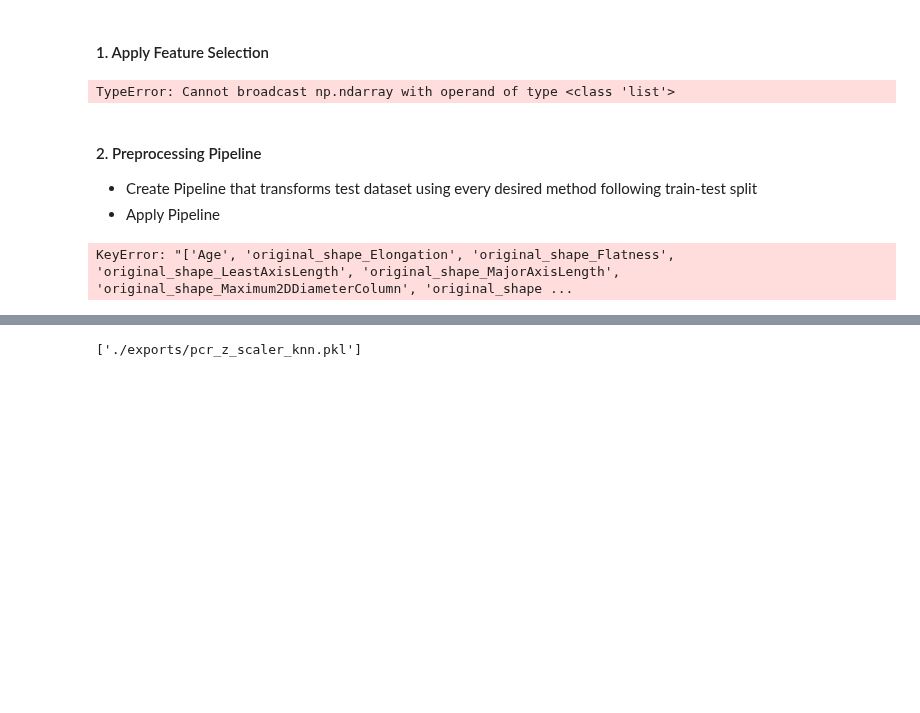
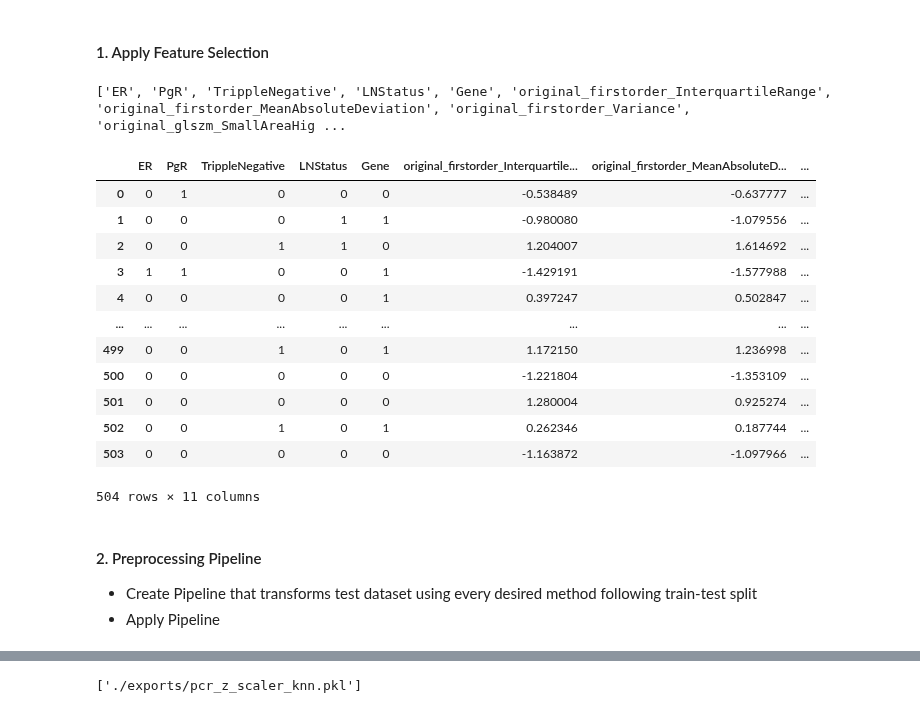
Before and after one commit to glacial-drm/Supervised-Learners, a Jupyter notebook: CW2/pcr-classification.ipynb, the cells around one changed output, grey strips where cells are left out. Cells and saved outputs as stored; diff of their text form; code cells hidden in the pictures; blank space fills up the shorter version.

```diff
--- a/CW2/pcr-classification.ipynb
+++ b/CW2/pcr-classification.ipynb
@@ -1393,15 +1364,38 @@ Steps:
 # %%
 rfe_f = cols_rfe.tolist() # recursive fe
 anova_f = anova_scores.head(n_features_to_select)['Feature']
 rf_f = importances.nlargest(n_features_to_select).index.to_list() # random forest
 lasso_f = lasso_coefs.nlargest(n_features_to_select).index.to_list() # lasso
 
-X_train = X_train[lasso_f]
-X_test = X_test[lasso_f]
+# (for cross validation) lasso_f > rfe_f > anova_f > rf_f
+feature_sel = rfe_f
+
+constant_f = ['Gene', 'HER2', 'ER']
+for f in constant_f:
+    if f not in feature_sel: feature_sel.append(f)
+
+print(feature_sel)
+X_train = X_train[feature_sel]
+# X_test = X_test[feature_sel]
+
+# NOT feature selection on TESTING DATA AT THE SAME TIME DUMASS
+    # apply to train here, then do so to test at the same point in that process
+X_train
+# %% [output]
+['ER', 'PgR', 'TrippleNegative', 'LNStatus', 'Gene', 'original_firstorder_InterquartileRange', 'original_firstorder_MeanAbsoluteDeviation', 'original_firstorder_Variance', 'original_glszm_SmallAreaHig ...
+|  | ER | PgR | TrippleNegative | LNStatus | Gene | original_firstorder_Interquartile... | original_firstorder_MeanAbsoluteD... | ... |
+| 0 | 0 | 1 | 0 | 0 | 0 | -0.538489 | -0.637777 | ... |
+| 1 | 0 | 0 | 0 | 1 | 1 | -0.980080 | -1.079556 | ... |
+| 2 | 0 | 0 | 1 | 1 | 0 | 1.204007 | 1.614692 | ... |
+| 3 | 1 | 1 | 0 | 0 | 1 | -1.429191 | -1.577988 | ... |
+| 4 | 0 | 0 | 0 | 0 | 1 | 0.397247 | 0.502847 | ... |
+| ... | ... | ... | ... | ... | ... | ... | ... | ... |
+| 499 | 0 | 0 | 1 | 0 | 1 | 1.172150 | 1.236998 | ... |
+| 500 | 0 | 0 | 0 | 0 | 0 | -1.221804 | -1.353109 | ... |
+| 501 | 0 | 0 | 0 | 0 | 0 | 1.280004 | 0.925274 | ... |
+| 502 | 0 | 0 | 1 | 0 | 1 | 0.262346 | 0.187744 | ... |
+| 503 | 0 | 0 | 0 | 0 | 0 | -1.163872 | -1.097966 | ... |
+504 rows × 11 columns
-# %%
-categorical_names = categorical_names - lasso_f
-# %% [output]
-TypeError: Cannot broadcast np.ndarray with operand of type <class 'list'>
 # %% [markdown]
 #### 2. Preprocessing Pipeline
 - Create Pipeline that transforms test dataset using every desired method following train-test split
@@ -1424,8 +1418,6 @@ upper_bound = upper_quartile + 1.5 * iqr
 
 X_test[continuous_names] = np.where(X_test[continuous_names] < lower_bound, lower_bound, X_test[continuous_names])
 X_test[continuous_names] = np.where(X_test[continuous_names] > upper_bound, upper_bound, X_test[continuous_names])
-# %% [output]
-KeyError: "['Age', 'original_shape_Elongation', 'original_shape_Flatness', 'original_shape_LeastAxisLength', 'original_shape_MajorAxisLength', 'original_shape_Maximum2DDiameterColumn', 'original_shape ...
 # %%
 data_train_cat = pd.concat([y_test, X_test[categorical_names]], axis=1)
 for col in data_train_cat.columns:
```
Also changed, not shown: parts of 40 cells of this notebook, 3 other files.
